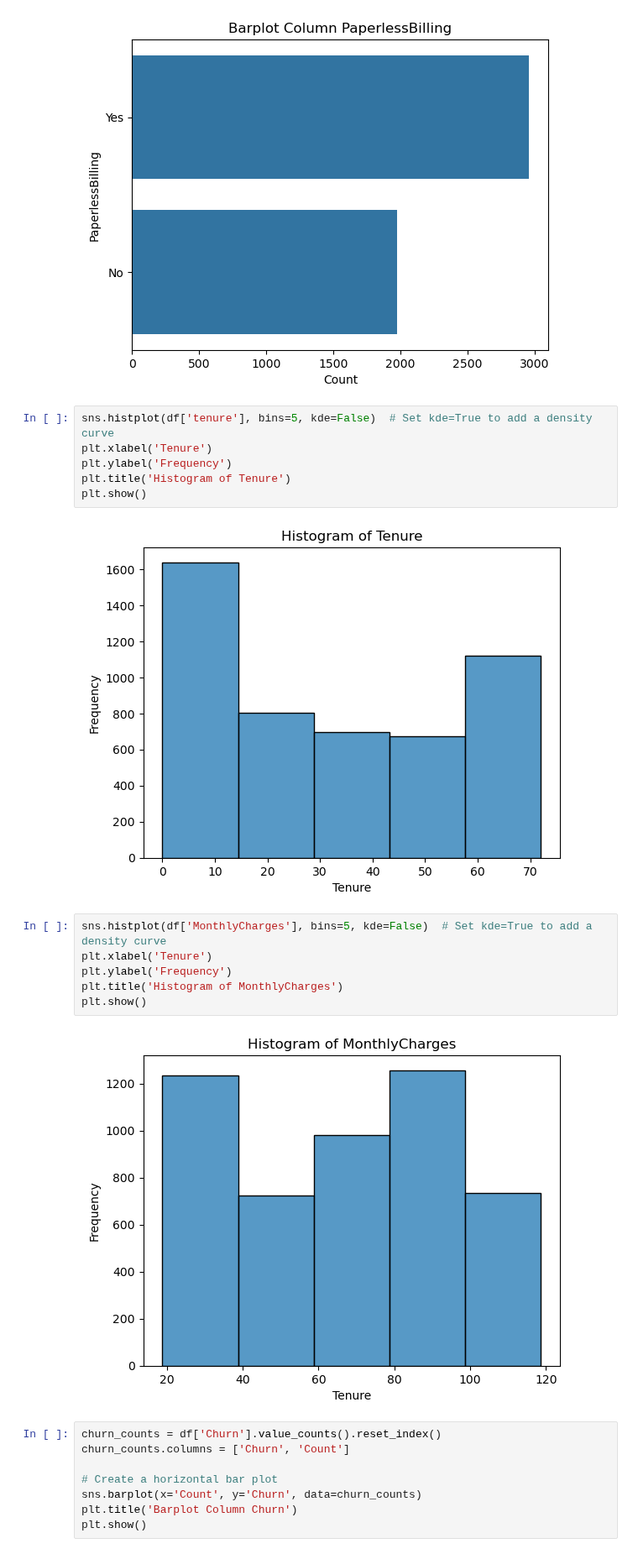
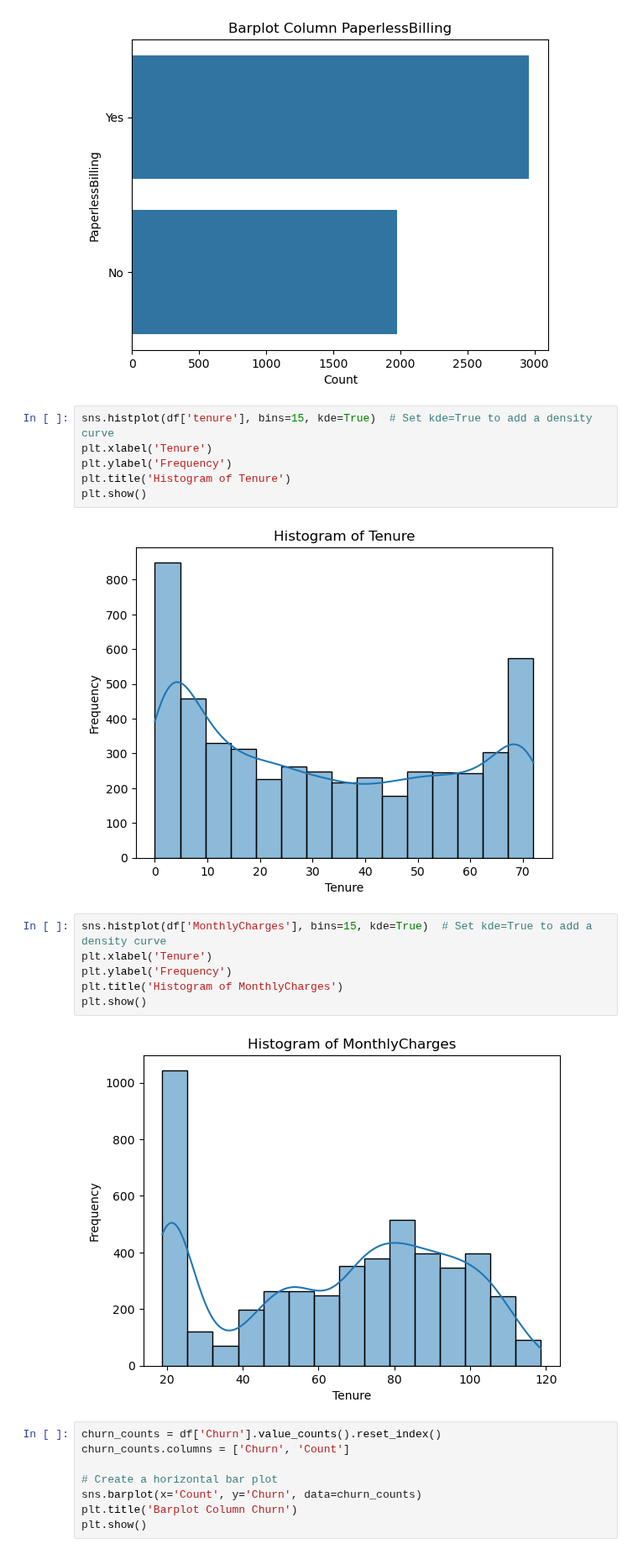
Before and after one commit to fahdmuchammad/Capstone-3-Purwadhika-Machine-learning, a Jupyter notebook: Capstone_3_Muchammad Fahd_Telco.ipynb, the cells around one changed output. Shown at 84% size. Drawn from its saved outputs; the diff is of its cells as text.

```diff
--- a/Capstone_3_Muchammad Fahd_Telco.ipynb
+++ b/Capstone_3_Muchammad Fahd_Telco.ipynb
@@ -188,21 +188,21 @@ plt.show()
 # %% [output]
 [figure]
 # %%
-sns.histplot(df['tenure'], bins=5, kde=False)  # Set kde=True to add a density curve
+sns.histplot(df['tenure'], bins=15, kde=True)  # Set kde=True to add a density curve
 plt.xlabel('Tenure')
 plt.ylabel('Frequency')
 plt.title('Histogram of Tenure')
 plt.show()
 # %% [output]
-[figure, old version]
+[figure, new version]
 # %%
-sns.histplot(df['MonthlyCharges'], bins=5, kde=False)  # Set kde=True to add a density curve
+sns.histplot(df['MonthlyCharges'], bins=15, kde=True)  # Set kde=True to add a density curve
 plt.xlabel('Tenure')
 plt.ylabel('Frequency')
 plt.title('Histogram of MonthlyCharges')
 plt.show()
 # %% [output]
-[figure, old version]
+[figure, new version]
 # %%
 churn_counts = df['Churn'].value_counts().reset_index()
 churn_counts.columns = ['Churn', 'Count']
```
Also changed, not shown: parts of 1 cell of this notebook.
